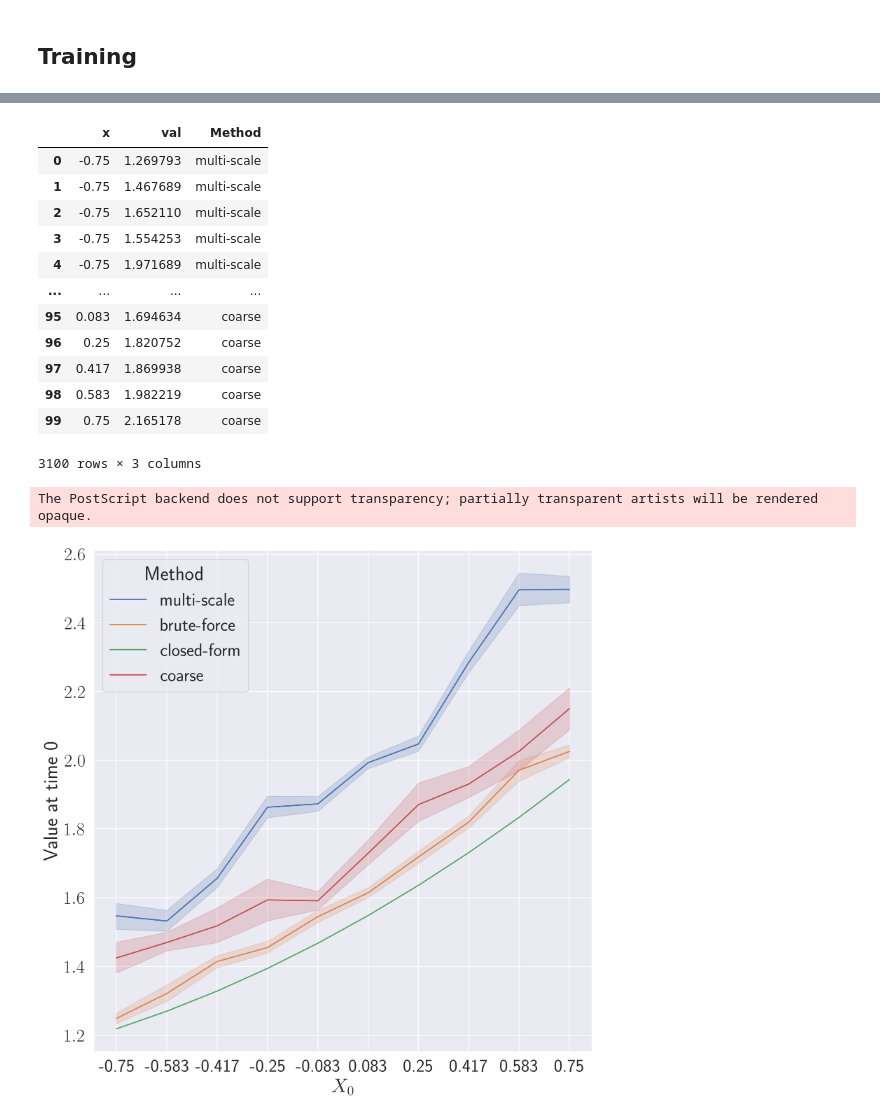
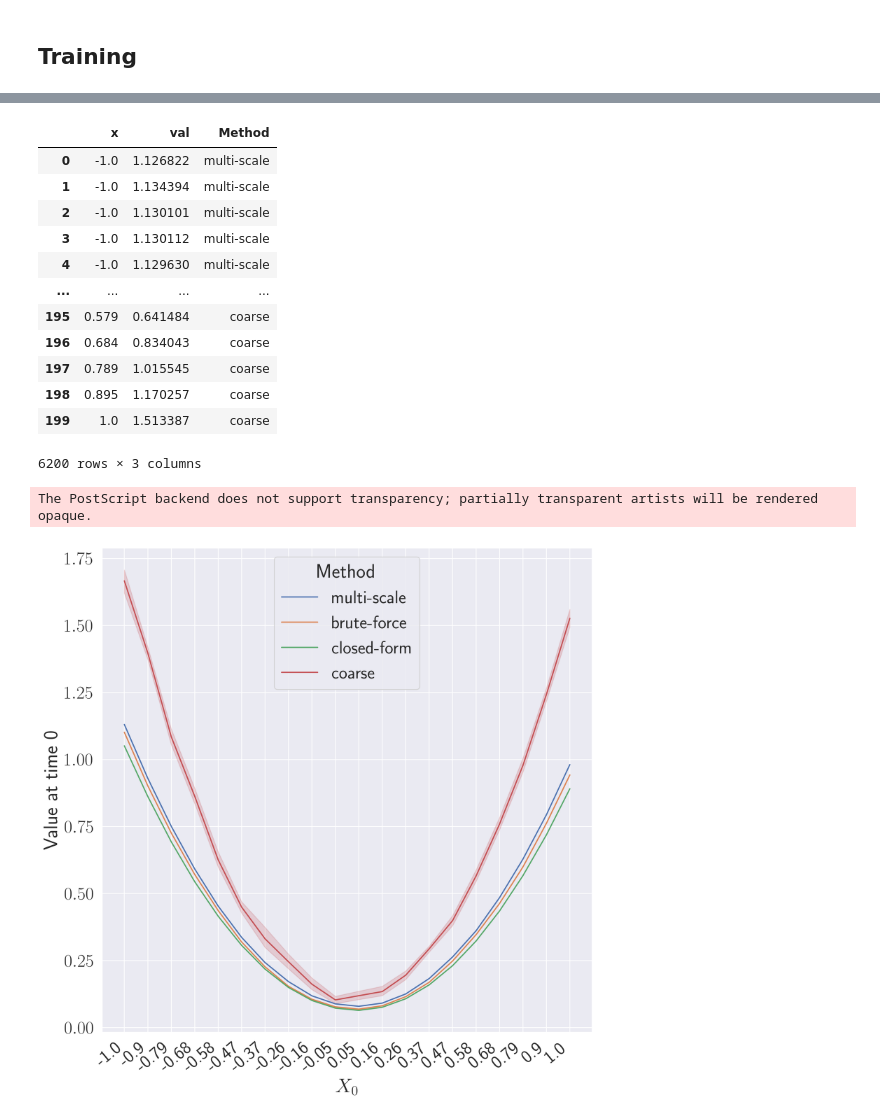
Before and after one commit to arashfahim/multiscale-PGM-for-stochastic-control, a Jupyter notebook: LQC/rewrite/LQC_Updated_v6.ipynb, the cells around one changed output, grey strips where cells are left out. Drawn from its saved outputs; the diff is of its cells as text; code cells hidden in the pictures.

Commit message:
New parameters set

```diff
--- a/LQC/rewrite/LQC_Updated_v6.ipynb
+++ b/LQC/rewrite/LQC_Updated_v6.ipynb
@@ -443,0 +498,2 @@ g.set_xlabel(r"$X_0$");
+# %%
+lqsc.train_val_fnc(num_epochs=12000)
@@ -466,0 +525,12 @@ Relative $L^\infty$ error $= 51.83\%$
+# %%
+fig = plt.figure(figsize=(10, 10), dpi=150)
+x = torch.linspace(-1.,1.,100)
+t = torch.Tensor([0.0])
+plt.scatter(x = x.clone().detach().numpy(),y = lqsc.alt_value(500,t,x).clone().detach().numpy(),color='green')
+x = lqsc.path
+y = lqsc.value(x)
+z = lqsc.path_cost
+ind = torch.abs(x[:,0]-t)<1e-3
+plt.scatter(x[ind][:,1].clone().detach().numpy(),y[ind].clone().detach().numpy(),color='orange')
+plt.scatter(x[ind][:,1].clone().detach().numpy(),z[ind].clone().detach().numpy(),color='blue');
+plt.scatter(x[ind][:,1].clone().detach().numpy(),solution(x[ind]),color='purple');
@@ -471,14 +543,14 @@ Relative $L^\infty$ error $= 51.83\%$
 # %%
 ms1_model_params = {
     'num_samples':50,
-    'num_time_steps':20,
+    'num_time_steps':10,
     'num_neurons_p':50,
     'num_neurons_v':10,
     'lr' : 8e-3,
     'num_epochs' : 3000,
     'xmin' : model_params['xmin'],
     'xmax' : model_params['xmax'],
-    'intervals' : [[k*lqsc.T/lqsc.num_time_steps, (k+1)*lqsc.T/lqsc.num_time_steps] for k in range(lqsc.num_time_steps) if k%2==1], # a list of numbers between 0 to num_intervals-1,[4./10.,5./10.],[7./10.,8./10.],
+    'intervals' : [[k*lqsc.T/lqsc.num_time_steps, (k+1)*lqsc.T/lqsc.num_time_steps] for k in range(lqsc.num_time_steps) if k%3==0], # a list of numbers between 0 to num_intervals-1,[4./10.,5./10.],[7./10.,8./10.],
     'data': lqsc.path
     }
 # ms1_lqsc_params = {
@@ -749,8 +901,8 @@ plt.savefig(s1+"_"+s2+".png")
 ## Parameters
 # %%
 bf_model_params = {
-    'num_samples':50,
-    'num_time_steps':model_params['num_time_steps']*ms1_model_params['num_time_steps'],
+    'num_samples':100,
+    'num_time_steps':ms1.Num_steps,
     'num_neurons_p':50,
     'num_neurons_v':10,
     'lr' : 8e-3,
@@ -812,30 +950,31 @@ df_crs = df_co[[1]].reset_index().rename(columns={'index':'x',1:'val'})
 df_crs['x'] = [str(np.round(x,3)) for x in X.clone().detach().numpy()]*L
 df_crs['Method'] = 'coarse'
 df_final = pd.concat([df_ms1,df_bf1,df_clf,df_crs],axis=0)
-df_final
+# df_final
 # %% [output]
 |  | x | val | Method |
-| 0 | -0.75 | 1.269793 | multi-scale |
-| 1 | -0.75 | 1.467689 | multi-scale |
-| 2 | -0.75 | 1.652110 | multi-scale |
-| 3 | -0.75 | 1.554253 | multi-scale |
-| 4 | -0.75 | 1.971689 | multi-scale |
+| 0 | -1.0 | 1.126822 | multi-scale |
+| 1 | -1.0 | 1.134394 | multi-scale |
+| 2 | -1.0 | 1.130101 | multi-scale |
+| 3 | -1.0 | 1.130112 | multi-scale |
+| 4 | -1.0 | 1.129630 | multi-scale |
 | ... | ... | ... | ... |
-| 95 | 0.083 | 1.694634 | coarse |
-| 96 | 0.25 | 1.820752 | coarse |
-| 97 | 0.417 | 1.869938 | coarse |
-| 98 | 0.583 | 1.982219 | coarse |
-| 99 | 0.75 | 2.165178 | coarse |
+| 195 | 0.579 | 0.641484 | coarse |
+| 196 | 0.684 | 0.834043 | coarse |
+| 197 | 0.789 | 1.015545 | coarse |
+| 198 | 0.895 | 1.170257 | coarse |
+| 199 | 1.0 | 1.513387 | coarse |
-3100 rows × 3 columns
+6200 rows × 3 columns
 # %%
 fig = plt.figure(figsize=(10,10),dpi=300);
 g = sns.lineplot(data=df_final, x= 'x', y = 'val', hue = 'Method');
 # g.set_xticklabels(list(np.round(X.clone().detach().numpy(),3)));
 g.set_xlabel(r'$X_0$');
 g.set_ylabel(r'Value at time 0');
+g.set_xticklabels([np.round(float(t.get_text()),2)  for t in g.get_xticklabels()], rotation=40, ha="right")
 plt.tight_layout();
-plt.savefig("Comparison_bf_ms_coarse.png");
-plt.savefig("Comparison_bf_ms_coarse.eps", format='eps');
+plt.savefig("Comparison_bf_ms_coarse{}.png".format(version));
+plt.savefig("Comparison_bf_ms_coarse{}.eps".format(version), format='eps');
 # %% [output]
 The PostScript backend does not support transparency; partially transparent artists will be rendered opaque.
-[figure, old version]
+[figure, new version]
```
Also changed, not shown: parts of 21 cells of this notebook, 18 other files.
